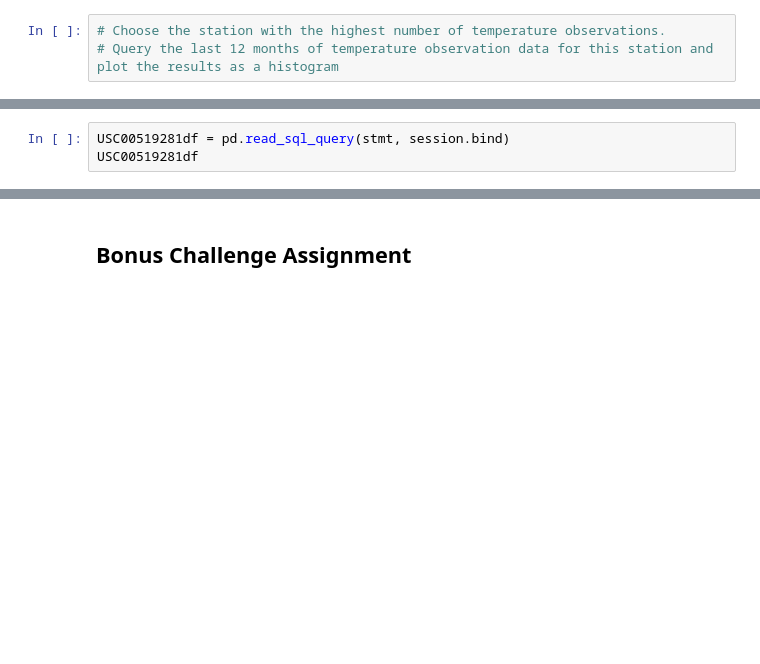
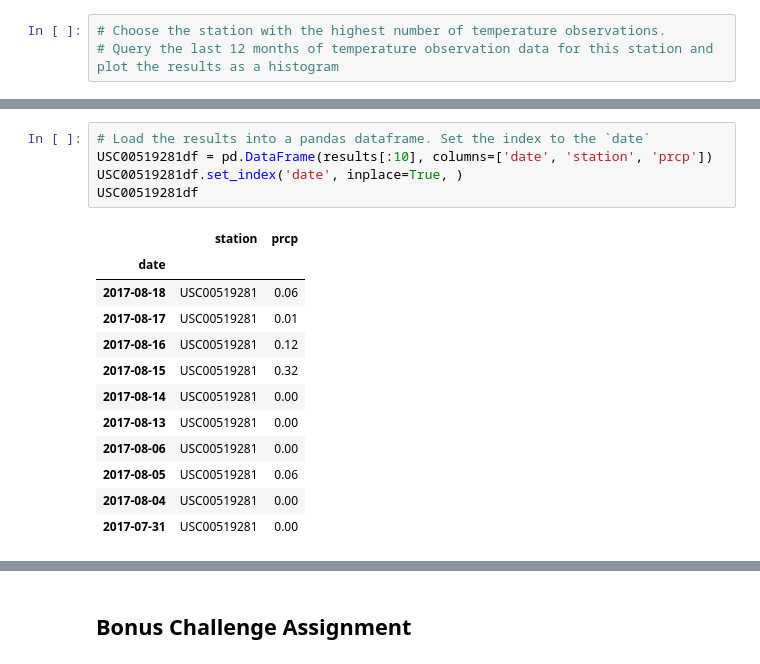
Before and after one commit to lgrayes/sqlalchemy-challenge, a Jupyter notebook: 04.ipynb, the cells around one changed output, grey strips where cells are left out. Saved outputs shown, nothing was run; the diff lists cells and outputs as text; blank space fills up the shorter version.

```diff
--- a/04.ipynb
+++ b/04.ipynb
@@ -310,3 +363,18 @@ stmt = session.query(Measurement.date, Measurement.station, Measurement.prcp).\
-# %%
-USC00519281df = pd.read_sql_query(stmt, session.bind)
-USC00519281df
+# %%
+# Load the results into a pandas dataframe. Set the index to the `date`
+USC00519281df = pd.DataFrame(results[:10], columns=['date', 'station', 'prcp'])
+USC00519281df.set_index('date', inplace=True, )
+USC00519281df
+# %% [output]
+|  | station | prcp |
+| date |  |  |
+| 2017-08-18 | USC00519281 | 0.06 |
+| 2017-08-17 | USC00519281 | 0.01 |
+| 2017-08-16 | USC00519281 | 0.12 |
+| 2017-08-15 | USC00519281 | 0.32 |
+| 2017-08-14 | USC00519281 | 0.00 |
+| 2017-08-13 | USC00519281 | 0.00 |
+| 2017-08-06 | USC00519281 | 0.00 |
+| 2017-08-05 | USC00519281 | 0.06 |
+| 2017-08-04 | USC00519281 | 0.00 |
+| 2017-07-31 | USC00519281 | 0.00 |
```
Also changed, not shown: parts of 12 cells of this notebook.
